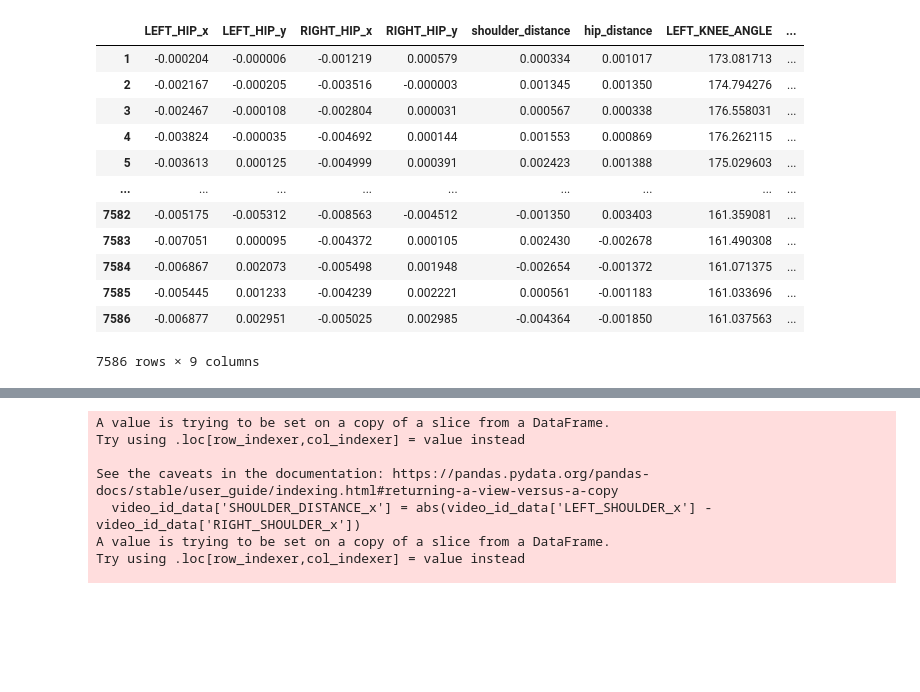
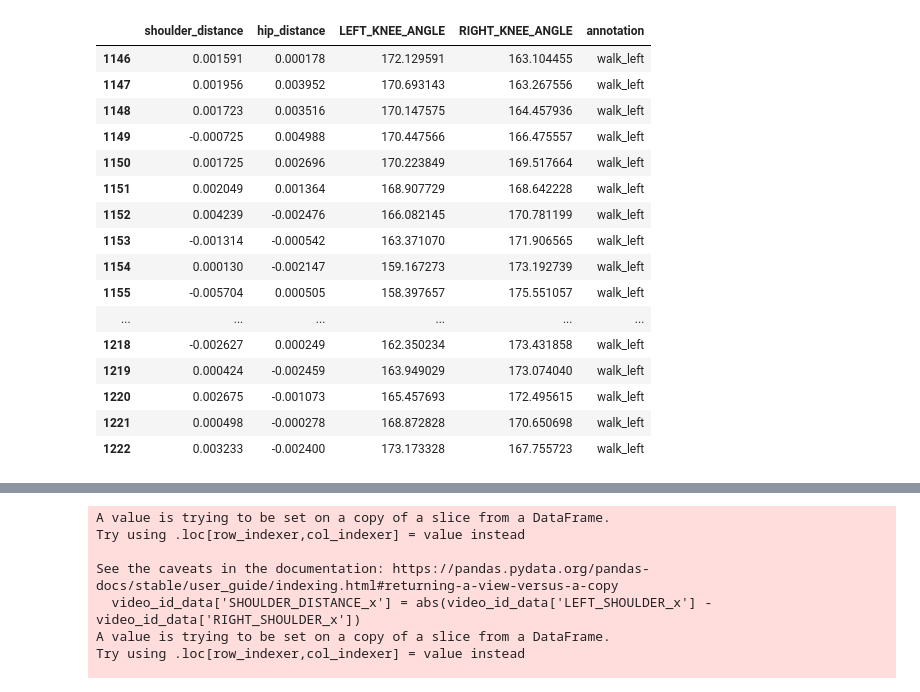
Before and after one commit to santiagobarrazas/AI-Project-BLM, a Jupyter notebook: main.ipynb, the cells around one changed output, grey strips where cells are left out. Saved outputs shown, nothing was run; the diff lists cells and outputs as text; code cells hidden in the pictures; blank space fills up the shorter version.

```diff
--- a/main.ipynb
+++ b/main.ipynb
@@ -117,0 +170,17 @@ movement_data
+# %%
+movement_data = pd.read_csv(output_file)
+
+relevant_columns = [
+    'LEFT_KNEE_ANGLE', 'RIGHT_KNEE_ANGLE',
+    'shoulder_distance', 'hip_distance',
+    'hip_distance_velocity', 'ankle_distance_velocity',
+    'delta_left_knee_angle', 'delta_right_knee_angle',
+]
+
+# Adding annotation column
+relevant_columns.append('annotation')
+
+# Filtering the dataset
+filtered_data = movement_data[relevant_columns]
+
+filtered_data.to_csv("filtered_movement_data.csv", index=False)
@@ -119,52 +227,56 @@ movement_data
 
 # Seleccionar las columnas relevantes
 columnas_relevantes = [
-    'LEFT_HIP_x', 'LEFT_HIP_y',
-    'RIGHT_HIP_x', 'RIGHT_HIP_y',
     'LEFT_KNEE_ANGLE', 'RIGHT_KNEE_ANGLE',
     'shoulder_distance', 'hip_distance',
+    #'ankle_distance',
+    #'KNEE_HIP_DISTANCE_LEFT', 'KNEE_HIP_DISTANCE_RIGHT',
 ]
 
 columnas_relevantes.append('annotation')
 
 # Filtrar el dataframe original para conservar solo las columnas relevantes
 df_relevantes = movement_data[columnas_relevantes]
 
 # Seleccionar solo columnas numéricas (excluyendo 'frame' o columnas no numéricas)
 columnas_numericas = df_relevantes.select_dtypes(include=['number']).columns
 
 # Excluir las columnas que no queremos que sean delta (ángulos y nose_speed)
-columnas_a_excluir = ['LEFT_KNEE_ANGLE', 'RIGHT_KNEE_ANGLE', 'nose_speed', 'annotation']
+columnas_a_excluir = ['LEFT_KNEE_ANGLE', 'RIGHT_KNEE_ANGLE', 'annotation']
 
 # Filtrar las columnas numéricas que no sean ángulos ni nose_speed
 columnas_a_incluir = [col for col in columnas_numericas if col not in columnas_a_excluir]
 
 # Calcular deltas solo para las columnas seleccionadas (sin ángulos ni nose_speed)
 deltas = df_relevantes[columnas_a_incluir].diff().dropna()
 
 # Reincorporar las columnas no numéricas (como 'annotation', 'LEFT_KNEE_ANGLE', 'RIGHT_KNEE_ANGLE' y 'nose_speed')
 for col in ['LEFT_KNEE_ANGLE', 'RIGHT_KNEE_ANGLE']:
     deltas[col] = df_relevantes[col][1:].values
 
 # También reincorporar la columna 'annotation'
 deltas['annotation'] = df_relevantes['annotation'][1:].values
 
 # Imprimir el nuevo dataframe con los deltas
-deltas
+deltas[deltas['annotation'] == 'walk_left'].head(50)
 # %% [output]
-|  | LEFT_HIP_x | LEFT_HIP_y | RIGHT_HIP_x | RIGHT_HIP_y | shoulder_distance | hip_distance | LEFT_KNEE_ANGLE | ... |
-| 1 | -0.000204 | -0.000006 | -0.001219 | 0.000579 | 0.000334 | 0.001017 | 173.081713 | ... |
-| 2 | -0.002167 | -0.000205 | -0.003516 | -0.000003 | 0.001345 | 0.001350 | 174.794276 | ... |
-| 3 | -0.002467 | -0.000108 | -0.002804 | 0.000031 | 0.000567 | 0.000338 | 176.558031 | ... |
-| 4 | -0.003824 | -0.000035 | -0.004692 | 0.000144 | 0.001553 | 0.000869 | 176.262115 | ... |
-| 5 | -0.003613 | 0.000125 | -0.004999 | 0.000391 | 0.002423 | 0.001388 | 175.029603 | ... |
-| ... | ... | ... | ... | ... | ... | ... | ... | ... |
-| 7582 | -0.005175 | -0.005312 | -0.008563 | -0.004512 | -0.001350 | 0.003403 | 161.359081 | ... |
-| 7583 | -0.007051 | 0.000095 | -0.004372 | 0.000105 | 0.002430 | -0.002678 | 161.490308 | ... |
-| 7584 | -0.006867 | 0.002073 | -0.005498 | 0.001948 | -0.002654 | -0.001372 | 161.071375 | ... |
-| 7585 | -0.005445 | 0.001233 | -0.004239 | 0.002221 | 0.000561 | -0.001183 | 161.033696 | ... |
-| 7586 | -0.006877 | 0.002951 | -0.005025 | 0.002985 | -0.004364 | -0.001850 | 161.037563 | ... |
+|  | shoulder_distance | hip_distance | LEFT_KNEE_ANGLE | RIGHT_KNEE_ANGLE | annotation |
+| 1146 | 0.001591 | 0.000178 | 172.129591 | 163.104455 | walk_left |
+| 1147 | 0.001956 | 0.003952 | 170.693143 | 163.267556 | walk_left |
+| 1148 | 0.001723 | 0.003516 | 170.147575 | 164.457936 | walk_left |
+| 1149 | -0.000725 | 0.004988 | 170.447566 | 166.475557 | walk_left |
+| 1150 | 0.001725 | 0.002696 | 170.223849 | 169.517664 | walk_left |
+| 1151 | 0.002049 | 0.001364 | 168.907729 | 168.642228 | walk_left |
+| 1152 | 0.004239 | -0.002476 | 166.082145 | 170.781199 | walk_left |
+| 1153 | -0.001314 | -0.000542 | 163.371070 | 171.906565 | walk_left |
+| 1154 | 0.000130 | -0.002147 | 159.167273 | 173.192739 | walk_left |
+| 1155 | -0.005704 | 0.000505 | 158.397657 | 175.551057 | walk_left |
+| ... | ... | ... | ... | ... | ... |
+| 1218 | -0.002627 | 0.000249 | 162.350234 | 173.431858 | walk_left |
+| 1219 | 0.000424 | -0.002459 | 163.949029 | 173.074040 | walk_left |
+| 1220 | 0.002675 | -0.001073 | 165.457693 | 172.495615 | walk_left |
+| 1221 | 0.000498 | -0.000278 | 168.872828 | 170.650698 | walk_left |
+| 1222 | 0.003233 | -0.002400 | 173.173328 | 167.755723 | walk_left |
-7586 rows × 9 columns
 # %%
 import xgboost as xgb
 from sklearn.model_selection import train_test_split
```
Also changed, not shown: parts of 9 cells of this notebook, 11 other files.
